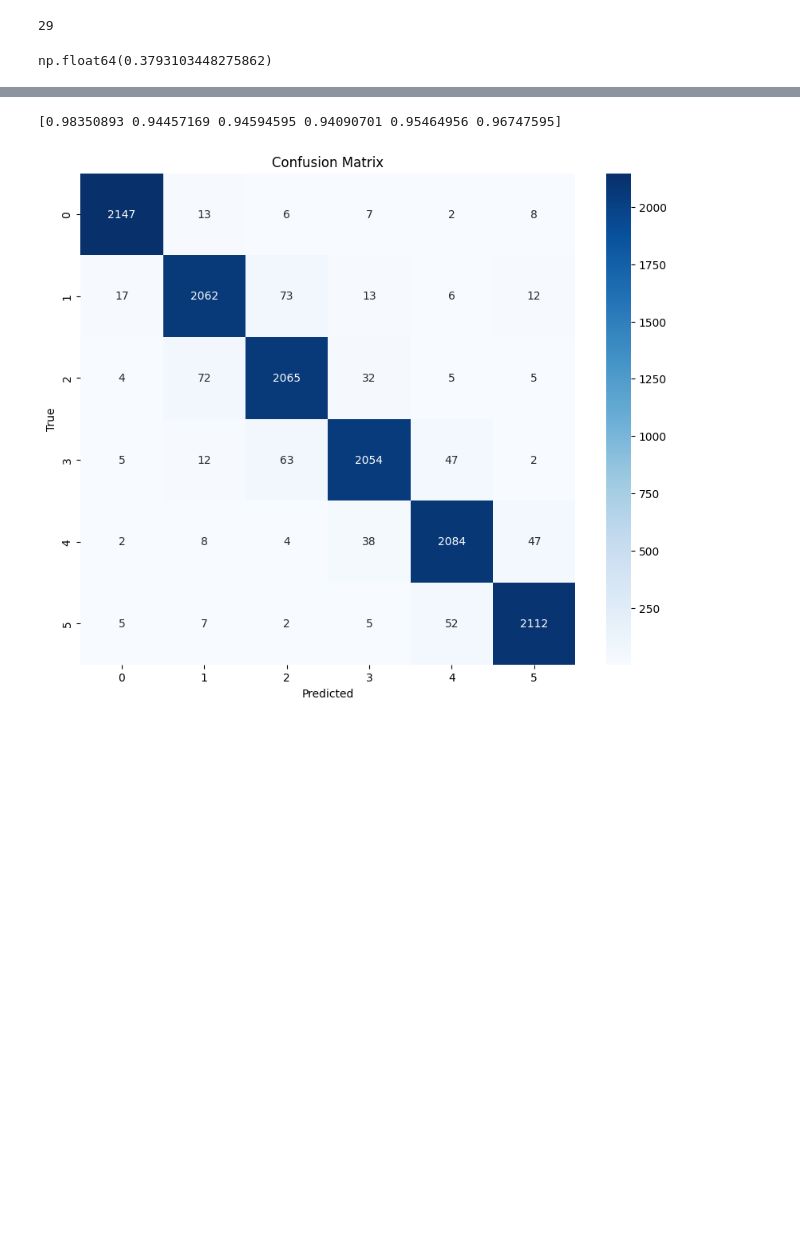
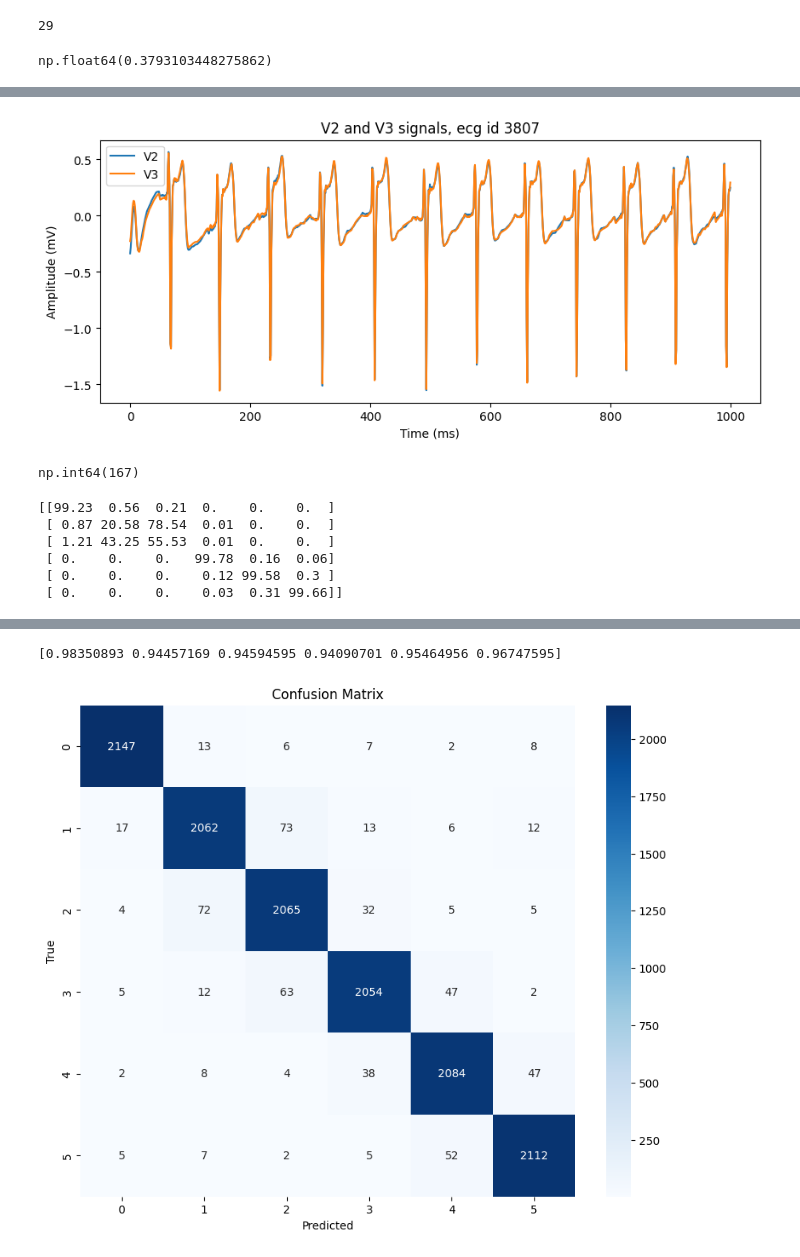
Before and after one commit to Nateml/bachelors_thesis, a Jupyter notebook: notebooks/exploratory/model_analysis.ipynb, the cells around one changed output, grey strips where cells are left out. Cells and saved outputs as stored; diff of their text form; code cells hidden in the pictures; blank space fills up the shorter version.

```diff
--- a/notebooks/exploratory/model_analysis.ipynb
+++ b/notebooks/exploratory/model_analysis.ipynb
@@ -662,0 +742,26 @@ Name: 483, dtype: object
+# %%
+# Lets just plot V2 and V3
+plt.figure(figsize=(10, 4))
+plt.plot(signals[1], label="V2")
+plt.plot(signals[2], label="V3")
+plt.title(f"V2 and V3 signals, ecg id {meta.iloc[idx].ecg_id}")
+plt.xlabel("Time (ms)")
+plt.ylabel("Amplitude (mV)")
+plt.legend()
+plt.show()
+# %% [output]
+[figure, added]
+# %%
+idx
+# %% [output]
+np.int64(167)
+# %%
+# Get the probabilities for the predictions
+print(probs[idx])
+# %% [output]
+[[99.23  0.56  0.21  0.    0.    0.  ]
+ [ 0.87 20.58 78.54  0.01  0.    0.  ]
+ [ 1.21 43.25 55.53  0.01  0.    0.  ]
+ [ 0.    0.    0.   99.78  0.16  0.06]
+ [ 0.    0.    0.    0.12 99.58  0.3 ]
+ [ 0.    0.    0.    0.03  0.31 99.66]]
```
Also changed, not shown: parts of 16 cells of this notebook, 9 other files.
